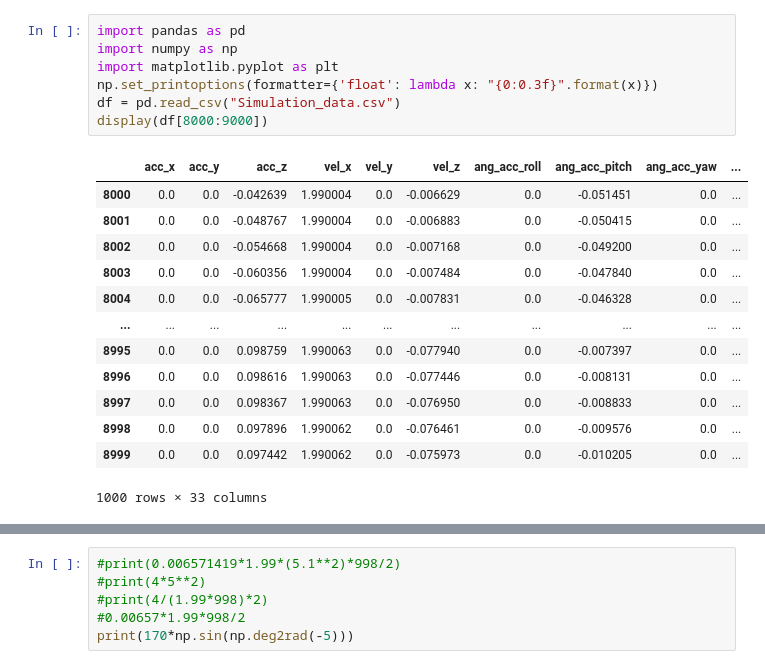
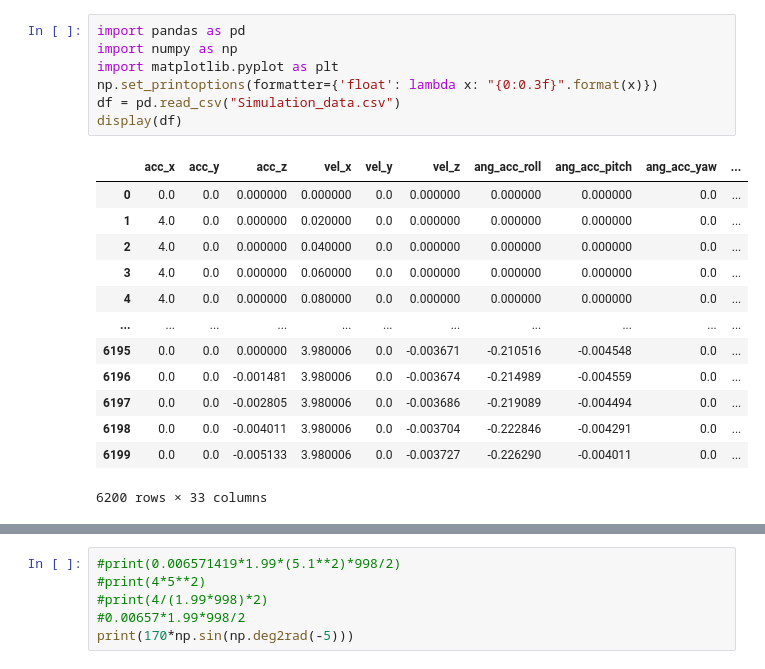
Before and after one commit to frederikt0ft/ROTV-modeling-and-control, a Jupyter notebook: Control/Control_Development.ipynb, the cells around one changed output, grey strips where cells are left out. Saved outputs shown, nothing was run; the diff lists cells and outputs as text.

```diff
--- a/Control/Control_Development.ipynb
+++ b/Control/Control_Development.ipynb
@@ -1,21 +1,21 @@
 # %%
 import pandas as pd
 import numpy as np
 import matplotlib.pyplot as plt
 np.set_printoptions(formatter={'float': lambda x: "{0:0.3f}".format(x)})
 df = pd.read_csv("Simulation_data.csv")
-display(df[8000:9000])
+display(df)
 # %% [output]
 |  | acc_x | acc_y | acc_z | vel_x | vel_y | vel_z | ang_acc_roll | ang_acc_pitch | ang_acc_yaw | ... |
-| 8000 | 0.0 | 0.0 | -0.042639 | 1.990004 | 0.0 | -0.006629 | 0.0 | -0.051451 | 0.0 | ... |
-| 8001 | 0.0 | 0.0 | -0.048767 | 1.990004 | 0.0 | -0.006883 | 0.0 | -0.050415 | 0.0 | ... |
-| 8002 | 0.0 | 0.0 | -0.054668 | 1.990004 | 0.0 | -0.007168 | 0.0 | -0.049200 | 0.0 | ... |
-| 8003 | 0.0 | 0.0 | -0.060356 | 1.990004 | 0.0 | -0.007484 | 0.0 | -0.047840 | 0.0 | ... |
-| 8004 | 0.0 | 0.0 | -0.065777 | 1.990005 | 0.0 | -0.007831 | 0.0 | -0.046328 | 0.0 | ... |
+| 0 | 0.0 | 0.0 | 0.000000 | 0.000000 | 0.0 | 0.000000 | 0.000000 | 0.000000 | 0.0 | ... |
+| 1 | 4.0 | 0.0 | 0.000000 | 0.020000 | 0.0 | 0.000000 | 0.000000 | 0.000000 | 0.0 | ... |
+| 2 | 4.0 | 0.0 | 0.000000 | 0.040000 | 0.0 | 0.000000 | 0.000000 | 0.000000 | 0.0 | ... |
+| 3 | 4.0 | 0.0 | 0.000000 | 0.060000 | 0.0 | 0.000000 | 0.000000 | 0.000000 | 0.0 | ... |
+| 4 | 4.0 | 0.0 | 0.000000 | 0.080000 | 0.0 | 0.000000 | 0.000000 | 0.000000 | 0.0 | ... |
 | ... | ... | ... | ... | ... | ... | ... | ... | ... | ... | ... |
-| 8995 | 0.0 | 0.0 | 0.098759 | 1.990063 | 0.0 | -0.077940 | 0.0 | -0.007397 | 0.0 | ... |
-| 8996 | 0.0 | 0.0 | 0.098616 | 1.990063 | 0.0 | -0.077446 | 0.0 | -0.008131 | 0.0 | ... |
-| 8997 | 0.0 | 0.0 | 0.098367 | 1.990063 | 0.0 | -0.076950 | 0.0 | -0.008833 | 0.0 | ... |
-| 8998 | 0.0 | 0.0 | 0.097896 | 1.990062 | 0.0 | -0.076461 | 0.0 | -0.009576 | 0.0 | ... |
-| 8999 | 0.0 | 0.0 | 0.097442 | 1.990062 | 0.0 | -0.075973 | 0.0 | -0.010205 | 0.0 | ... |
+| 6195 | 0.0 | 0.0 | 0.000000 | 3.980006 | 0.0 | -0.003671 | -0.210516 | -0.004548 | 0.0 | ... |
+| 6196 | 0.0 | 0.0 | -0.001481 | 3.980006 | 0.0 | -0.003674 | -0.214989 | -0.004559 | 0.0 | ... |
+| 6197 | 0.0 | 0.0 | -0.002805 | 3.980006 | 0.0 | -0.003686 | -0.219089 | -0.004494 | 0.0 | ... |
+| 6198 | 0.0 | 0.0 | -0.004011 | 3.980006 | 0.0 | -0.003704 | -0.222846 | -0.004291 | 0.0 | ... |
+| 6199 | 0.0 | 0.0 | -0.005133 | 3.980006 | 0.0 | -0.003727 | -0.226290 | -0.004011 | 0.0 | ... |
-1000 rows × 33 columns
+6200 rows × 33 columns
```
Also changed, not shown: parts of 3 cells of this notebook, 3 other files.
